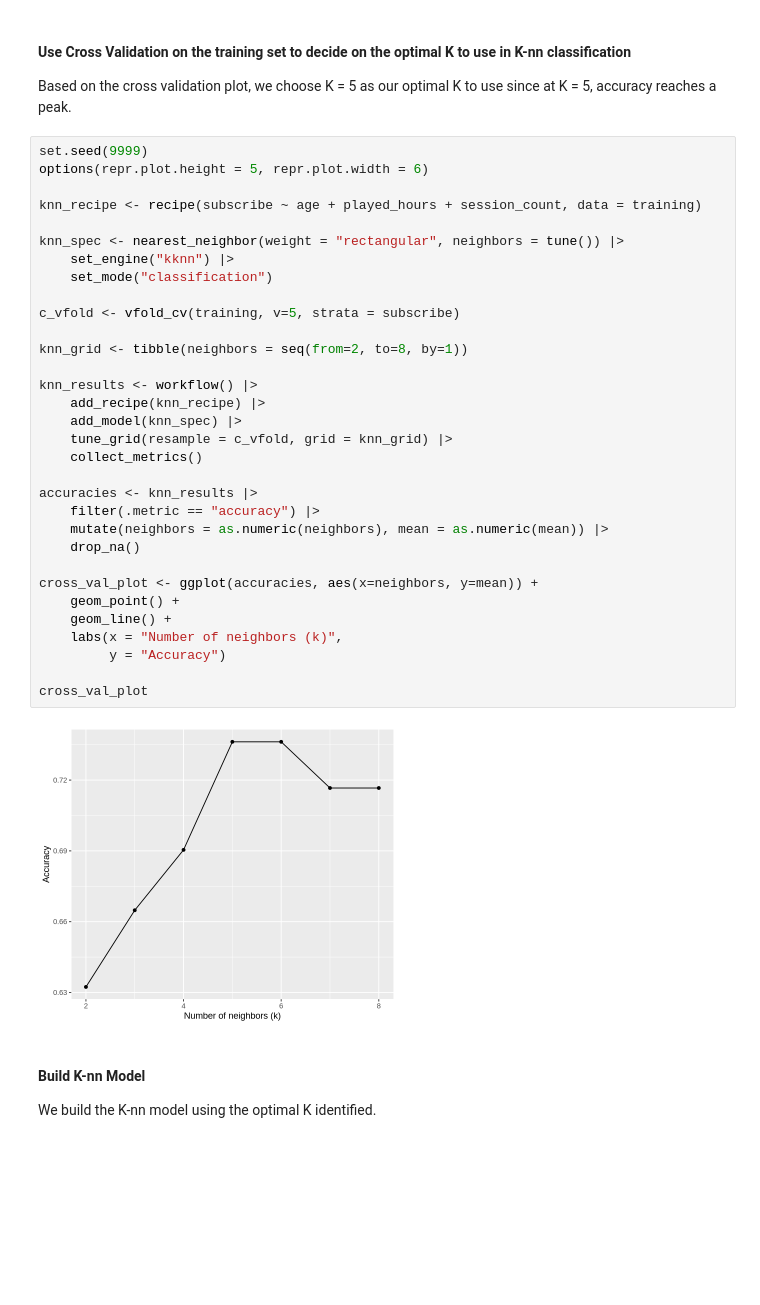
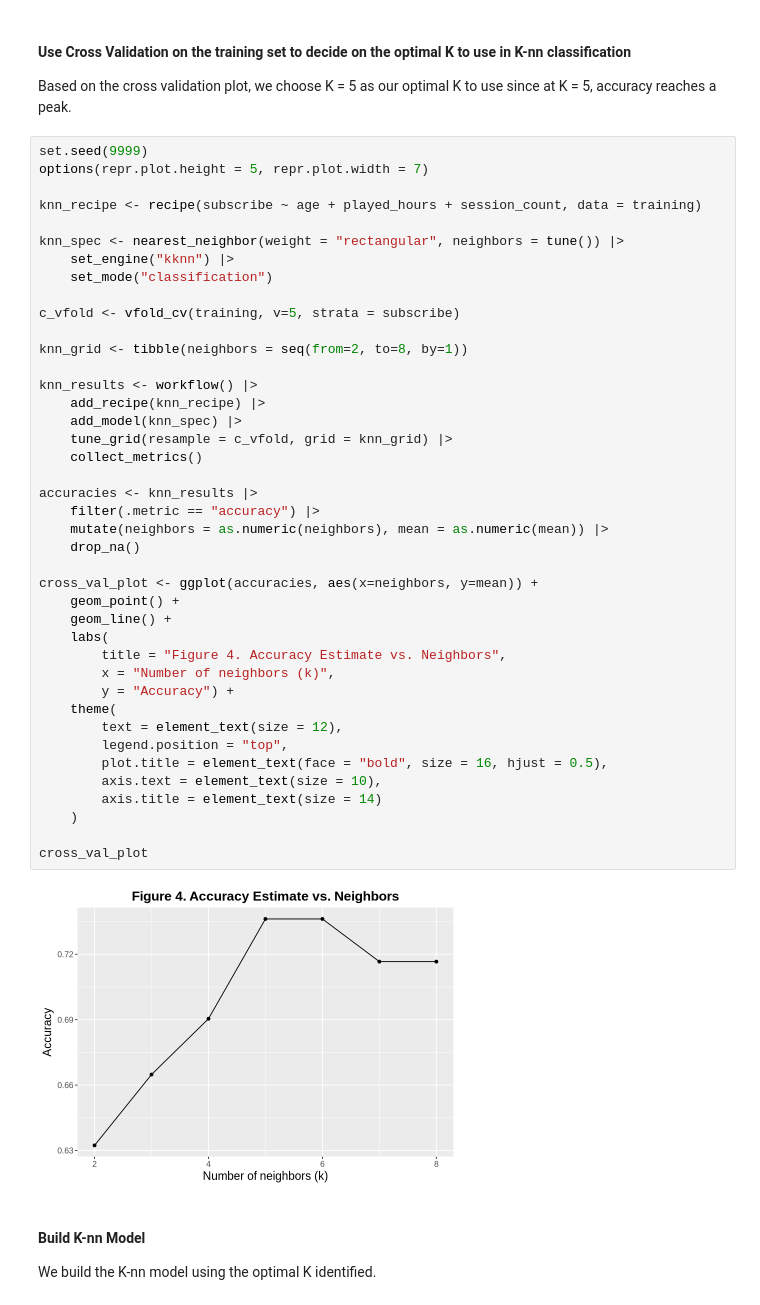
Before and after one commit to jane-wang-42/dsci100-project-group10, a Jupyter notebook: dsci100-project-group10.ipynb, the cells around one changed output. Cells and saved outputs as stored; diff of their text form; blank space fills up the shorter version.

Commit message:
Updated methods and figures

```diff
--- a/dsci100-project-group10.ipynb
+++ b/dsci100-project-group10.ipynb
@@ -194,38 +186,47 @@ testing <- testing(split)
 Based on the cross validation plot, we choose K = 5 as our optimal K to use since at K = 5, accuracy reaches a peak.
 # %%
 set.seed(9999)
-options(repr.plot.height = 5, repr.plot.width = 6)
+options(repr.plot.height = 5, repr.plot.width = 7)
 
 knn_recipe <- recipe(subscribe ~ age + played_hours + session_count, data = training)
 
 knn_spec <- nearest_neighbor(weight = "rectangular", neighbors = tune()) |>
     set_engine("kknn") |>
     set_mode("classification")
 
 c_vfold <- vfold_cv(training, v=5, strata = subscribe)
 
 knn_grid <- tibble(neighbors = seq(from=2, to=8, by=1))
 
 knn_results <- workflow() |>
     add_recipe(knn_recipe) |>
     add_model(knn_spec) |>
     tune_grid(resample = c_vfold, grid = knn_grid) |>
     collect_metrics()
 
 accuracies <- knn_results |>
     filter(.metric == "accuracy") |>
     mutate(neighbors = as.numeric(neighbors), mean = as.numeric(mean)) |>
     drop_na()
 
 cross_val_plot <- ggplot(accuracies, aes(x=neighbors, y=mean)) +
     geom_point() +
     geom_line() +
-    labs(x = "Number of neighbors (k)",
-         y = "Accuracy")
+    labs(
+        title = "Figure 4. Accuracy Estimate vs. Neighbors",
+        x = "Number of neighbors (k)",
+        y = "Accuracy") +
+    theme(
+        text = element_text(size = 12),
+        legend.position = "top",
+        plot.title = element_text(face = "bold", size = 16, hjust = 0.5),
+        axis.text = element_text(size = 10),
+        axis.title = element_text(size = 14)
+    )
 
 cross_val_plot
 # %% [output]
-[figure, old version]
+[figure, new version]
 # %% [markdown]
 #### Build K-nn Model
 We build the K-nn model using the optimal K identified.
```
Also changed, not shown: parts of 9 cells of this notebook.
